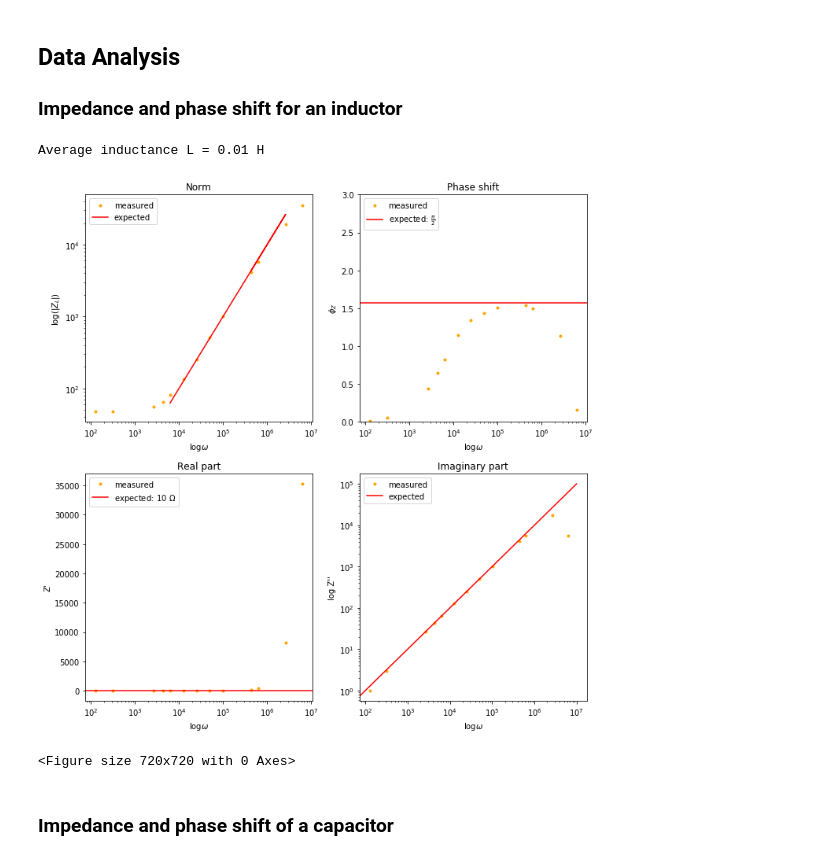
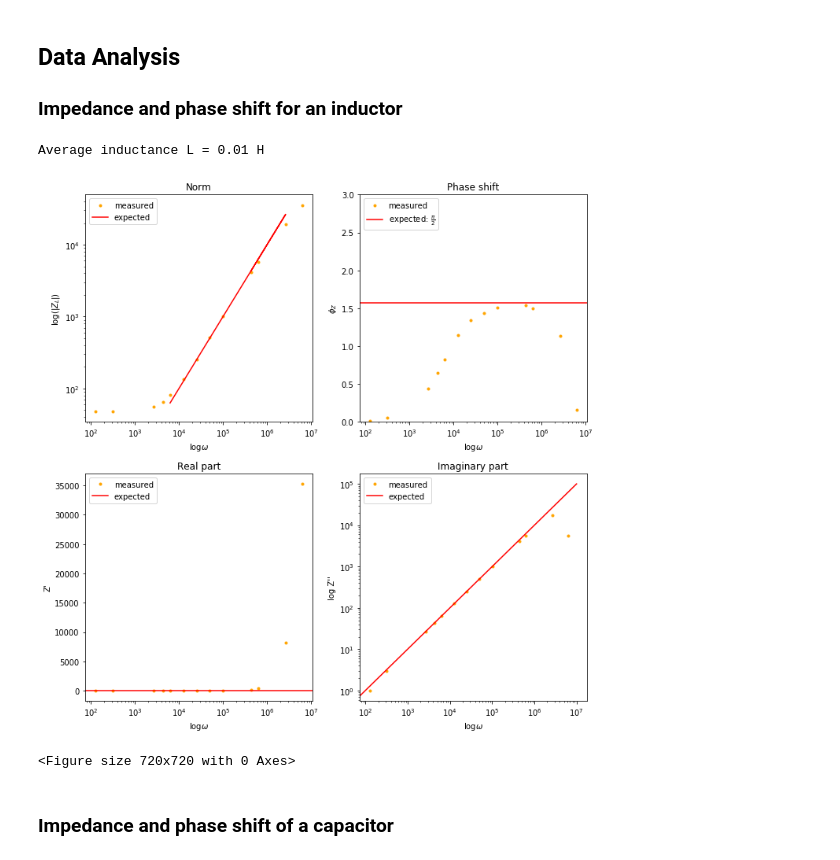
Before and after one commit to stine-fohrmann/Physical-Modelling, a Jupyter notebook: Experiment_2_Impedance.ipynb, the cells around one changed output. Drawn from its saved outputs; the diff is of its cells as text; code cells hidden in the pictures.

```diff
--- a/Experiment_2_Impedance.ipynb
+++ b/Experiment_2_Impedance.ipynb
@@ -73,35 +73,35 @@ axs[0, 0].set_title('Norm')
 axs[0, 0].set_xlabel(r'$\log{\omega}$')
 axs[0, 0].set_ylabel(r'$\log\left(|Z_L|\right)$')
 axs[0, 0].legend(loc='upper left')
 
 axs[0, 1].semilogx(omega, phi_Z_values, '.', color='orange', label='measured')
 axs[0, 1].axhline(y = np.pi/2, color = 'r', linestyle = '-', label=r'expected: $\frac{\pi}{2}$')
 axs[0, 1].set_title('Phase shift')
 axs[0, 1].set_ylim([0, 3])
 axs[0, 1].set_ylabel('$\phi_Z$')
 axs[0, 1].set_xlabel('$\log{\omega}$')
 axs[0, 1].legend(loc='upper left')
 
 axs[1, 0].semilogx(omega, Z_hat_real, '.', color='orange', label='measured')
-axs[1, 0].axhline(y = 10, color = 'r', linestyle = '-', label=r'expected: $10~\Omega$')
+axs[1, 0].axhline(y = 0, color = 'r', linestyle = '-', label=r'expected')
 axs[1, 0].set_title('Real part')
 axs[1, 0].set_xlabel(r'$\log{\omega}$')
 axs[1, 0].set_ylabel('Z\'')
 axs[1, 0].legend(loc='upper left')
 
 axs[1, 1].loglog(omega, Z_hat_im, '.', color='orange', label='measured')
 axs[1, 1].plot(om, Z_im_ideal, '-', color='r', label='expected')
 axs[1, 1].set_title('Imaginary part')
 axs[1, 1].set_xlabel(r'$\log{\omega}$')
 axs[1, 1].set_ylabel('log Z\'\'')
 axs[1, 1].legend(loc='upper left')
 
 plt.tight_layout()
 plt.figure(figsize=(10,10))
 plt.show()
 # %% [output]
 Average inductance L = 0.01 H
-[figure, old version]
+[figure, new version]
 <Figure size 720x720 with 0 Axes>
 # %% [markdown]
 ### Impedance and phase shift of a capacitor
```
Also changed, not shown: parts of 1 cell of this notebook.
